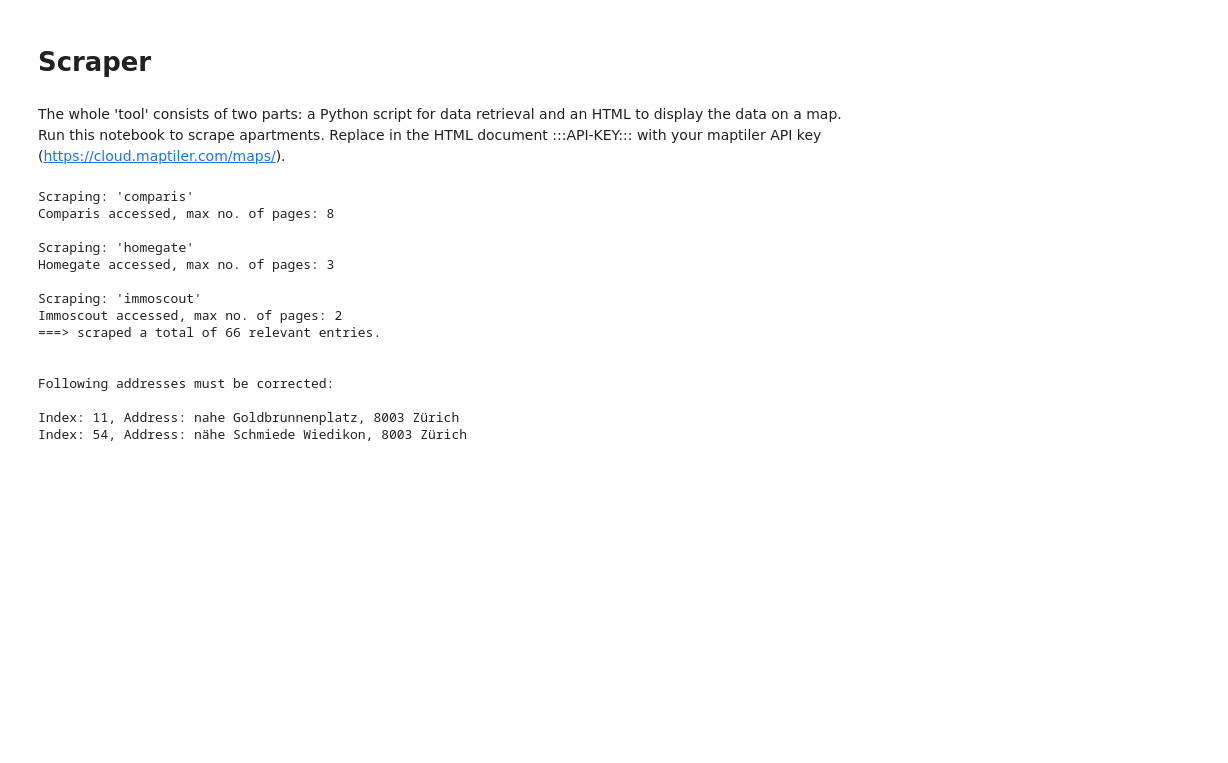
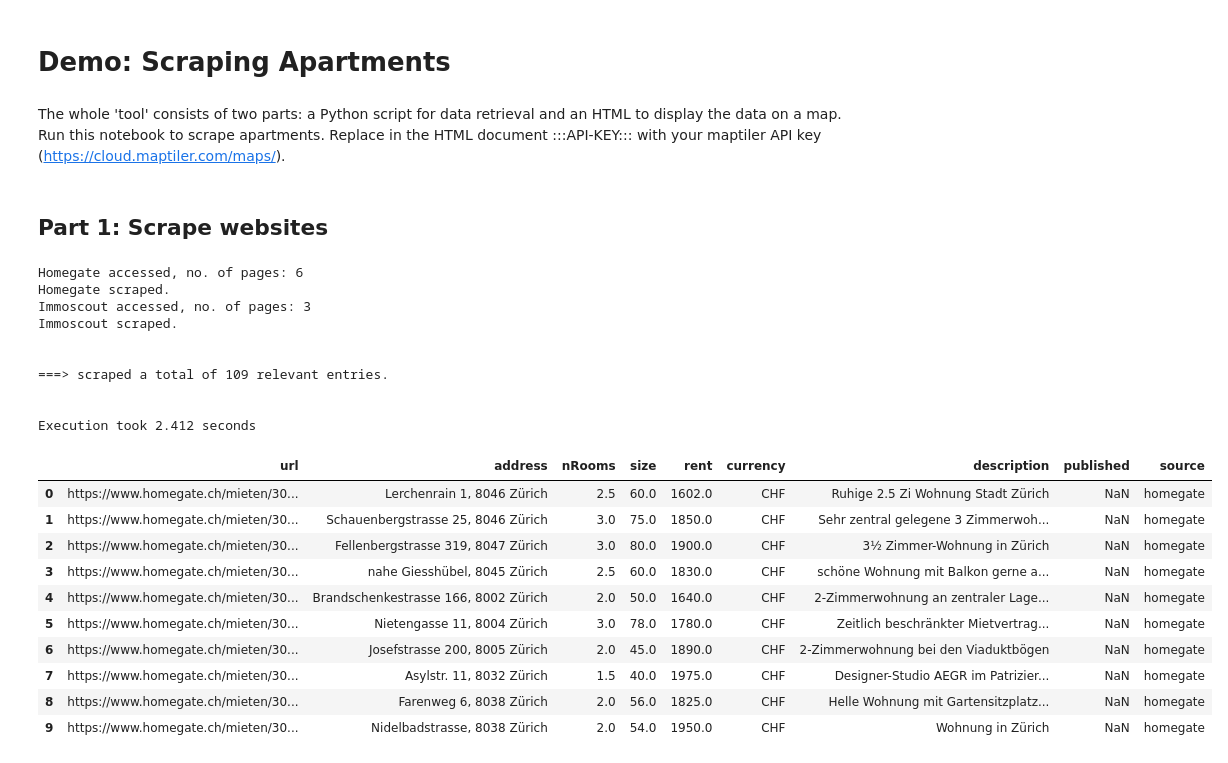
Before and after one commit to kahya-se/WebScraper_ApartmentsInSwitzerland, a Jupyter notebook: TheScraper.ipynb, the cells around one changed output. Drawn from its saved outputs; the diff is of its cells as text; code cells hidden in the pictures; blank space fills up the shorter version.

```diff
--- a/TheScraper.ipynb
+++ b/TheScraper.ipynb
@@ -1,5 +1,5 @@
 # %% [markdown]
-# Scraper
+# Demo: Scraping Apartments
 # %% [markdown]
 The whole 'tool' consists of two parts: a Python script for data retrieval and an HTML to display the data on a map.<br>
 Run this notebook to scrape apartments. Replace in the HTML document :::API-KEY::: with your maptiler API key (https://cloud.maptiler.com/maps/).
@@ -14,45 +17,53 @@ import geopandas as gpd
 from shapely.geometry import Point
 
 PATH = '' # path to folder with the HTML file
+# %% [markdown]
+## Part 1: Scrape websites
 # %%
+t0 = time.time()
 # Define parameters for the scraping. Run the scraper and omit entries having certain keywords
 
-class MyParameters(Parameters):
-    PAGE = 'all'
+class ScrapingParameters(Scraper):
+    PAGE = 'homegate_immoscout'
     ROOMS_MIN = 1.5
-    ROOMS_MAX = 50
-    SIZE_MIN = 45
-    SIZE_MAX = 1000
-    PRICE_MIN = 800
-    PRICE_MAX = 1700
+    SIZE_MIN = 40
+    PRICE_MAX = 2000
     RADIUS = 0
-    LOCATION = 'Zurich'
+    LOCATION = "Zürich"
+    FILTER_KEYWORDS = [' befristet', 'Befristet', 'WG', 'Mitbewohner', 'BEFRISTET', 'untermiete', 'Untermiete']
+    MAX_WORKERS = 8
 
-myprmtrs = MyParameters()
+myprmtrs = ScrapingParameters()
 results = myprmtrs.scrape()
-resultsCleaned = sap.cleanDescription(results, [' befristet', 'Befristet', 'WG', 'Mitbewohner', 'BEFRISTET', 'untermiete', 'Untermiete'])
+t1 = time.time()
 
-print('===> scraped a total of {} relevant entries.\n\n'.format(len(resultsCleaned)))
-
-
-resultsGeo = sap.locate(resultsCleaned)
-print("Following addresses must be corrected:\n")
-for i,row in resultsGeo.loc[~(resultsGeo.lat > 0)].iterrows():
-    print("Index: {}, Address: ".format(i) + row.address)
+print('\n\n===> scraped a total of {} relevant entries.'.format(len(results)))
+print('\n')
+print('Execution took {} seconds'.format(np.round(t1-t0,3)))
 # %% [output]
-Scraping: 'comparis'
-Comparis accessed, max no. of pages: 8
-
-Scraping: 'homegate'
-Homegate accessed, max no. of pages: 3
-
-Scraping: 'immoscout'
-Immoscout accessed, max no. of pages: 2
-===> scraped a total of 66 relevant entries.
+Homegate accessed, no. of pages: 6
+Homegate scraped.
+Immoscout accessed, no. of pages: 3
+Immoscout scraped.
 
 
-Following addresses must be corrected:
+===> scraped a total of 109 relevant entries.
 
-Index: 11, Address: nahe Goldbrunnenplatz, 8003 Zürich
-Index: 54, Address: nähe Schmiede Wiedikon, 8003 Zürich
+
+Execution took 2.412 seconds
+# %%
+# Inspect results
+results[0:10]
+# %% [output]
+|  | url | address | nRooms | size | rent | currency | description | published | source |
+| 0 | https://www.homegate.ch/mieten/30... | Lerchenrain 1, 8046 Zürich | 2.5 | 60.0 | 1602.0 | CHF | Ruhige 2.5 Zi Wohnung Stadt Zürich | NaN | homegate |
+| 1 | https://www.homegate.ch/mieten/30... | Schauenbergstrasse 25, 8046 Zürich | 3.0 | 75.0 | 1850.0 | CHF | Sehr zentral gelegene 3 Zimmerwoh... | NaN | homegate |
+| 2 | https://www.homegate.ch/mieten/30... | Fellenbergstrasse 319, 8047 Zürich | 3.0 | 80.0 | 1900.0 | CHF | 3½ Zimmer-Wohnung in Zürich | NaN | homegate |
+| 3 | https://www.homegate.ch/mieten/30... | nahe Giesshübel, 8045 Zürich | 2.5 | 60.0 | 1830.0 | CHF | schöne Wohnung mit Balkon gerne a... | NaN | homegate |
+| 4 | https://www.homegate.ch/mieten/30... | Brandschenkestrasse 166, 8002 Zürich | 2.0 | 50.0 | 1640.0 | CHF | 2-Zimmerwohnung an zentraler Lage... | NaN | homegate |
+| 5 | https://www.homegate.ch/mieten/30... | Nietengasse 11, 8004 Zürich | 3.0 | 78.0 | 1780.0 | CHF | Zeitlich beschränkter Mietvertrag... | NaN | homegate |
+| 6 | https://www.homegate.ch/mieten/30... | Josefstrasse 200, 8005 Zürich | 2.0 | 45.0 | 1890.0 | CHF | 2-Zimmerwohnung bei den Viaduktbögen | NaN | homegate |
+| 7 | https://www.homegate.ch/mieten/30... | Asylstr. 11, 8032 Zürich | 1.5 | 40.0 | 1975.0 | CHF | Designer-Studio AEGR im Patrizier... | NaN | homegate |
+| 8 | https://www.homegate.ch/mieten/30... | Farenweg 6, 8038 Zürich | 2.0 | 56.0 | 1825.0 | CHF | Helle Wohnung mit Gartensitzplatz... | NaN | homegate |
+| 9 | https://www.homegate.ch/mieten/30... | Nidelbadstrasse, 8038 Zürich | 2.0 | 54.0 | 1950.0 | CHF | Wohnung in Zürich | NaN | homegate |
 # %% [markdown]
```
Also changed, not shown: parts of 12 cells of this notebook.
